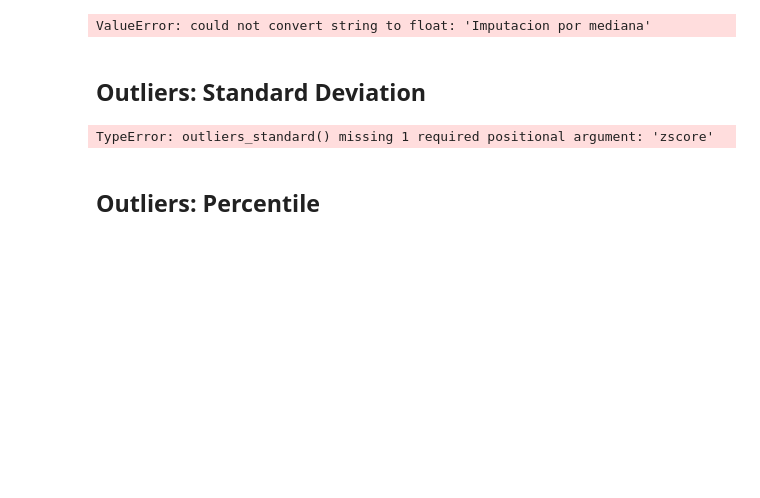
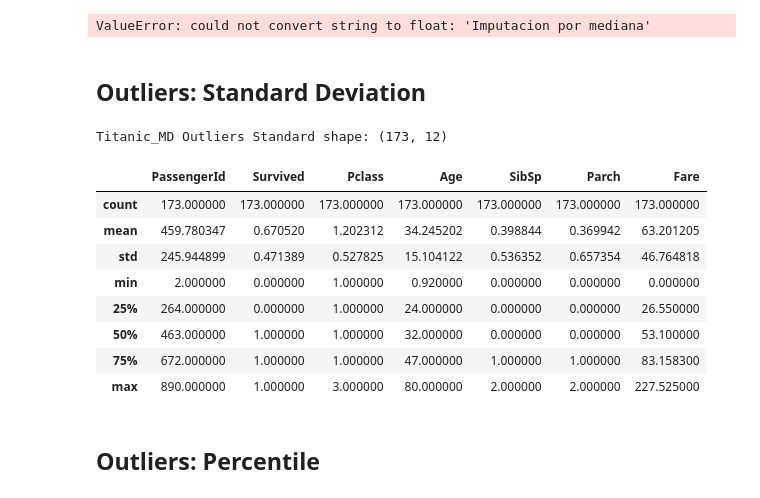
Before and after one commit to VictorFarfan98/Data-Wrangling, a Jupyter notebook: Laboratorio 8/Lab08.ipynb, the cells around one changed output. Saved outputs shown, nothing was run; the diff lists cells and outputs as text; code cells hidden in the pictures; blank space fills up the shorter version.

```diff
--- a/Laboratorio 8/Lab08.ipynb
+++ b/Laboratorio 8/Lab08.ipynb
@@ -150,14 +152,6 @@ def pairwise_deletion(dataframe, columns): #columns es un arreglo
     return dataframe
 
 def imputation_mean(dataframe, column_name=None):
-    """
-    if column_name==None:
-        for i in range(7):
-            dataframe = dataframe.fillna(dataframe.mean().iloc[i])
-    else:
-        dataframe[[column_name]] = dataframe[[column_name]].fillna(dataframe.mean().iloc[0])
-    return dataframe
-    """
     imp = SimpleImputer(missing_values=np.nan, strategy='mean')
     if column_name == None:
         for col in dataframe:
@@ -168,14 +162,6 @@ def imputation_mean(dataframe, column_name=None):
 
 
 def imputation_mode(dataframe, column_name=None):
-    """
-    if column_name==None:
-        for i in range(183):
-            dataframe = dataframe.fillna(dataframe.mode().iloc[i])
-    else:
-        dataframe[[column_name]] = dataframe[[column_name]].fillna(dataframe.mode().iloc[0])
-    return dataframe
-    """
     imp = SimpleImputer(missing_values=np.nan, strategy='most_frequent')
     if column_name == None:
         for col in dataframe:
@@ -185,14 +171,6 @@ def imputation_mode(dataframe, column_name=None):
     return dataframe
 
 def imputation_median(dataframe, column_name=None):
-    """
-    if column_name==None:
-        for i in range(7):
-            dataframe = dataframe.fillna(dataframe.median().iloc[i])
-    else:
-        dataframe[[column_name]] = dataframe[[column_name]].fillna(dataframe.median().iloc[0])
-    return dataframe
-    """
     imp = SimpleImputer(missing_values=np.nan, strategy='median')
     if column_name == None:
         for col in dataframe:
@@ -212,9 +190,9 @@ def imputation_sectorized(dataframe, column_name=None, fill=None):
 
 def linear_regresion(dataframe, columnToPredict, columnThatPredicts):
     lm = LinearRegression()
-    lm = lm.fit(df[[columnThatPredicts]], df[[columnToPredict]])
+    lm = lm.fit(df[[columnThatPredicts]], df[columnToPredict])
     print("Predicted")
-    dataframe[[columnToPredict]] = lm.predict(df[[columnThatPredicts]])
+    dataframe[[columnToPredict]] = lm.predict(df[columnThatPredicts])
     return dataframe
 
 def outliers_standard(dataframe, column, zscore):
@@ -227,7 +205,7 @@ def outliers_percentile(dataframe, column_name):
 
     df_sd = dataframe[(dataframe[column_name]>=pl) & (dataframe[column_name]<=pu)]
 
-    dataframe[column_name] = np.where(
+    dataframe[column_name+"_perc"] = np.where(
         dataframe[column_name]<pl,
         pl,
         np.where(
@@ -415,13 +393,22 @@ ValueError: could not convert string to float: 'Imputacion por mediana'
 # %%
 titanic = pd.read_csv('titanic_MD.csv')
 titanic = eliminateAllNa(titanic)
-missings = ["Sex", "Age", "SibSp", "Parch", "Fare", "Embarked"]
+missings = ["Age", "SibSp", "Parch", "Fare"]
 for col in missings:
-    titanic_standard = outliers_standard(temp, col)
-print('Titanic_MD Mode Imputation shape:', titanic_standard.shape)
+    titanic_standard = outliers_standard(temp, col, 2)
+print('Titanic_MD Outliers Standard shape:', titanic_standard.shape)
 titanic_standard.describe()
 # %% [output]
-TypeError: outliers_standard() missing 1 required positional argument: 'zscore'
+Titanic_MD Outliers Standard shape: (173, 12)
+|  | PassengerId | Survived | Pclass | Age | SibSp | Parch | Fare |
+| count | 173.000000 | 173.000000 | 173.000000 | 173.000000 | 173.000000 | 173.000000 | 173.000000 |
+| mean | 459.780347 | 0.670520 | 1.202312 | 34.245202 | 0.398844 | 0.369942 | 63.201205 |
+| std | 245.944899 | 0.471389 | 0.527825 | 15.104122 | 0.536352 | 0.657354 | 46.764818 |
+| min | 2.000000 | 0.000000 | 1.000000 | 0.920000 | 0.000000 | 0.000000 | 0.000000 |
+| 25% | 264.000000 | 0.000000 | 1.000000 | 24.000000 | 0.000000 | 0.000000 | 26.550000 |
+| 50% | 463.000000 | 1.000000 | 1.000000 | 32.000000 | 0.000000 | 0.000000 | 53.100000 |
+| 75% | 672.000000 | 1.000000 | 1.000000 | 47.000000 | 1.000000 | 1.000000 | 83.158300 |
+| max | 890.000000 | 1.000000 | 3.000000 | 80.000000 | 2.000000 | 2.000000 | 227.525000 |
 # %% [markdown]
 ## Outliers: Percentile
 # %%
```
Also changed, not shown: parts of 15 cells of this notebook.
